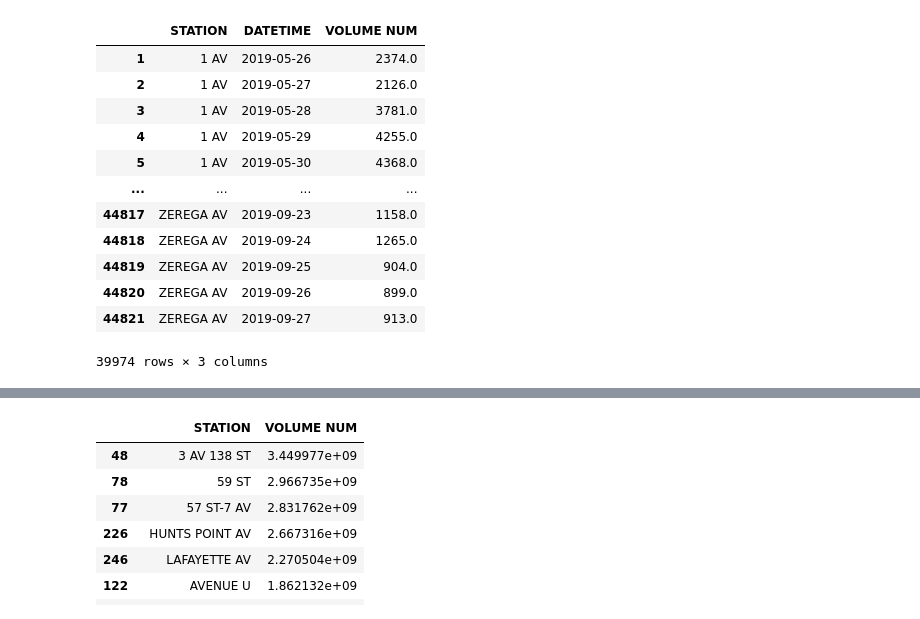
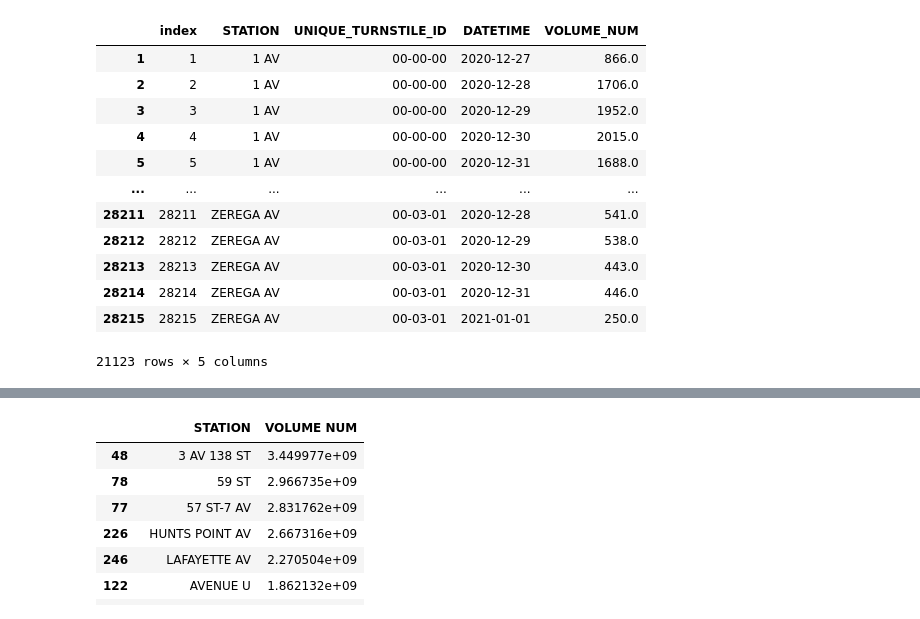
Before and after one commit to yhuang060/MTA-Subway, a Jupyter notebook: MTA Project.ipynb, the cells around one changed output, grey strips where cells are left out. Cells and saved outputs as stored; diff of their text form; code cells hidden in the pictures.

```diff
--- a/MTA Project.ipynb
+++ b/MTA Project.ipynb
@@ -2,5 +2,6 @@
 import pandas as pd
 import glob
 # %%
-df = pd.concat(map(pd.read_csv, glob.glob('Subway_Data/*.txt')))
+#df = pd.concat(map(pd.read_csv, glob.glob('Subway_Data/*.txt')))
+df = pd.concat(map(pd.read_csv, ['http://web.mta.info/developers/data/nyct/turnstile/turnstile_210102.txt']))
 # %%
@@ -38,10 +17,12 @@ dtype: object
 df["UNIQUE TURNSTILE ID"] = df["C/A"] + df["UNIT"] + " " + df["STATION"] + " " + df["SCP"] #create id for each turnstile
 df["DATETIME"] = pd.to_datetime(df["DATE"] + " " + df["TIME"]) #convert to datetime format
 # %%
-df.rename(columns={df.columns[10]: 'EXITS NUM'}, inplace=True)
+#rename column name
+df.rename(columns={df.columns[10]: 'EXITS'}, inplace=True)
 # %%
+#filter division
 df=df[(df["DIVISION"]=='BMT')|(df["DIVISION"]=='IND')|(df["DIVISION"]=='IRT')] #filter division
 
 #drop unnecessary columns
-df.drop(["DATE", "TIME", "DESC", "DIVISION", "LINENAME", "C/A", "UNIT", "SCP"], axis = 1, inplace = True)
+df.drop(["DATE", "TIME", "DESC", "DIVISION", "LINENAME", "C/A", "UNIT"], axis = 1, inplace = True)
 # %%
@@ -63,5 +34,4 @@ df
 # %%
 df = df.sort_values(by="DATETIME") #sorted values by datetime
 # %%
-df["DAY OF WEEK"] = df["DATETIME"].dt.day_name()
-df
+df["DAY_OF_WEEK"] = df["DATETIME"].dt.day_name()
@@ -82,30 +38,36 @@ df
 # %%
 #Station by volume
-df_by_station = df.groupby(["STATION", pd.Grouper(key="DATETIME", freq = "D")]).agg({'ENTRIES': ['max'], "EXITS NUM":["max"]})
-
-df_by_station.columns = ["ENTRIES MAX", "EXITS MAX"]
-df_by_station["VOLUME"] = df_by_station["ENTRIES MAX"] + df_by_station["EXITS MAX"]
-df_by_station["VOLUME NUM"] = df_by_station["VOLUME"].diff()
+df_by_station = df.groupby(["STATION","SCP", pd.Grouper(key="DATETIME", freq = "D")]).agg({'ENTRIES': ['max'], "EXITS":["max"]})
 
 df_by_station.reset_index(inplace=True)
 
-df_by_station = df_by_station[df_by_station["DATETIME"]>"2019-05-25"]
-df_by_station = df_by_station[df_by_station["VOLUME NUM"] > 0]
 
-df_by_station.drop(["ENTRIES MAX", "EXITS MAX", "VOLUME"], axis =1, inplace = True)
+df_by_station.columns = ['STATION','UNIQUE_TURNSTILE_ID','DATETIME','ENTRIES_MAX','EXITS_MAX']
+
+df_by_station["VOLUME"] = df_by_station["ENTRIES_MAX"] + df_by_station["EXITS_MAX"]
+df_by_station["VOLUME_NUM"] = df_by_station["VOLUME"].diff()
+
+
+df_by_station.reset_index(inplace=True)
+
+#print(min(df['DATETIME']))
+df_by_station = df_by_station[df_by_station["DATETIME"]> min(df['DATETIME'])]
+df_by_station = df_by_station[df_by_station["VOLUME_NUM"] > 0]
+
+df_by_station.drop(["ENTRIES_MAX", "EXITS_MAX", "VOLUME"], axis =1, inplace = True)
 
 df_by_station
 # %% [output]
-|  | STATION | DATETIME | VOLUME NUM |
-| 1 | 1 AV | 2019-05-26 | 2374.0 |
-| 2 | 1 AV | 2019-05-27 | 2126.0 |
-| 3 | 1 AV | 2019-05-28 | 3781.0 |
-| 4 | 1 AV | 2019-05-29 | 4255.0 |
-| 5 | 1 AV | 2019-05-30 | 4368.0 |
-| ... | ... | ... | ... |
-| 44817 | ZEREGA AV | 2019-09-23 | 1158.0 |
-| 44818 | ZEREGA AV | 2019-09-24 | 1265.0 |
-| 44819 | ZEREGA AV | 2019-09-25 | 904.0 |
-| 44820 | ZEREGA AV | 2019-09-26 | 899.0 |
-| 44821 | ZEREGA AV | 2019-09-27 | 913.0 |
+|  | index | STATION | UNIQUE_TURNSTILE_ID | DATETIME | VOLUME_NUM |
+| 1 | 1 | 1 AV | 00-00-00 | 2020-12-27 | 866.0 |
+| 2 | 2 | 1 AV | 00-00-00 | 2020-12-28 | 1706.0 |
+| 3 | 3 | 1 AV | 00-00-00 | 2020-12-29 | 1952.0 |
+| 4 | 4 | 1 AV | 00-00-00 | 2020-12-30 | 2015.0 |
+| 5 | 5 | 1 AV | 00-00-00 | 2020-12-31 | 1688.0 |
+| ... | ... | ... | ... | ... | ... |
+| 28211 | 28211 | ZEREGA AV | 00-03-01 | 2020-12-28 | 541.0 |
+| 28212 | 28212 | ZEREGA AV | 00-03-01 | 2020-12-29 | 538.0 |
+| 28213 | 28213 | ZEREGA AV | 00-03-01 | 2020-12-30 | 443.0 |
+| 28214 | 28214 | ZEREGA AV | 00-03-01 | 2020-12-31 | 446.0 |
+| 28215 | 28215 | ZEREGA AV | 00-03-01 | 2021-01-01 | 250.0 |
-39974 rows × 3 columns
+21123 rows × 5 columns
```
Also changed, not shown: parts of 7 cells of this notebook, 1 other file.
